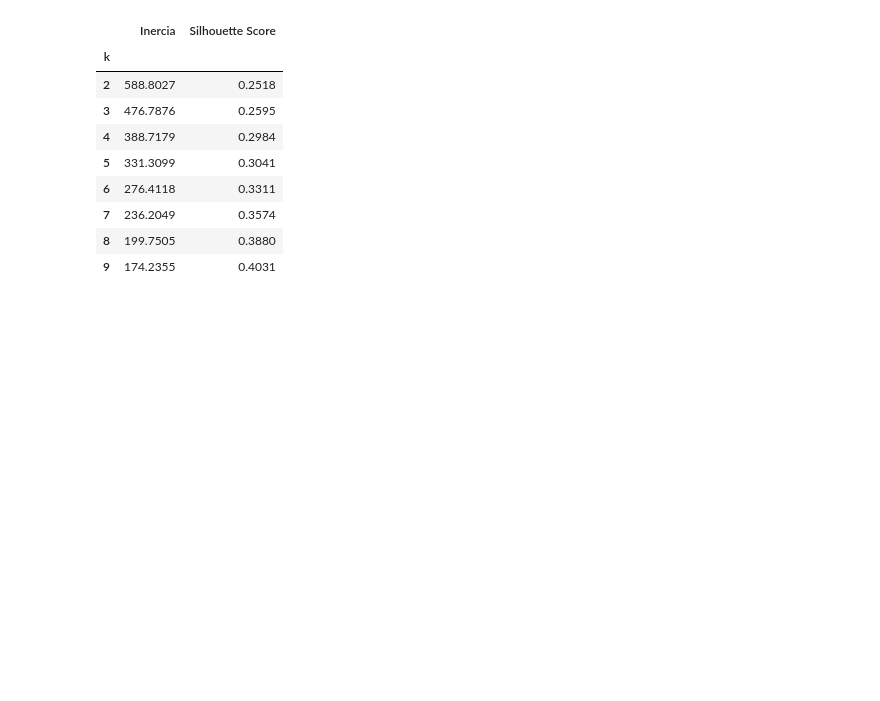
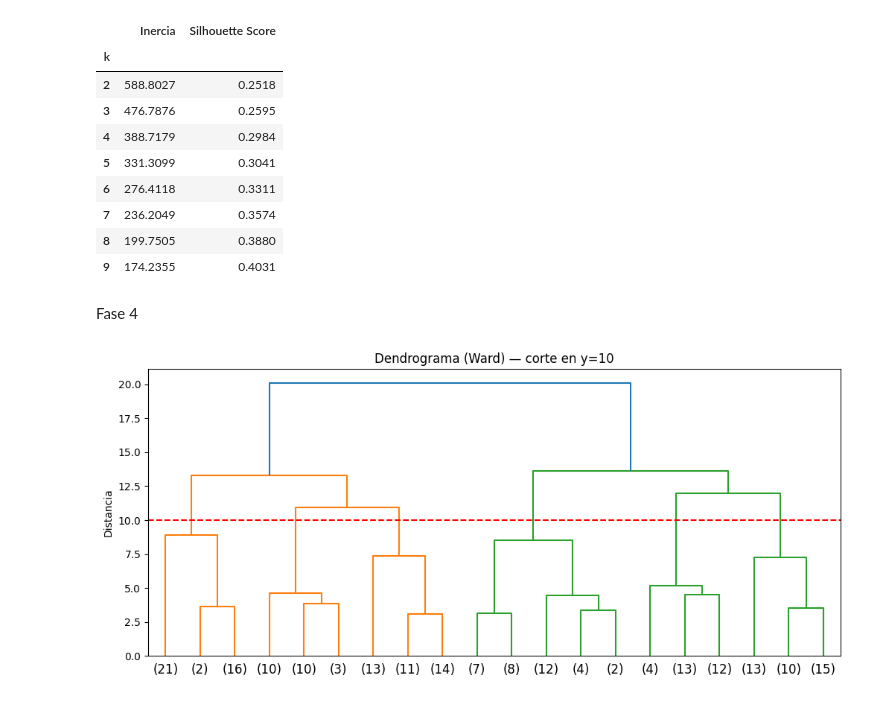
Before and after one commit to lacastrilf/Workshops-Machine-Learning, a Jupyter notebook: 03_Workshop/mall_customers_clustering.ipynb, the cells around one changed output. Drawn from its saved outputs; the diff is of its cells as text; code cells hidden in the pictures; blank space fills up the shorter version.

```diff
--- a/03_Workshop/mall_customers_clustering.ipynb
+++ b/03_Workshop/mall_customers_clustering.ipynb
@@ -171,3 +171,20 @@ model = KMeans(
 )
 
 labels = model.fit_predict(X_scaled)
+# %% [markdown]
+Fase 4
+# %%
+import matplotlib.pyplot as plt
+from sklearn.cluster import AgglomerativeClustering
+from scipy.cluster.hierarchy import dendrogram, linkage, fcluster
+
+Z = linkage(X_scaled, method="ward")
+
+plt.figure(figsize=(12, 5))
+dendrogram(Z, truncate_mode="lastp", p=20)   # solo las 20 ramas de arriba, se lee mejor
+plt.axhline(y=10, color="red", linestyle="--")  # el corte
+plt.title("Dendrograma (Ward) — corte en y=10")
+plt.ylabel("Distancia")
+plt.show()
+# %% [output]
+[figure, added]
```
Also changed, not shown: parts of 10 cells of this notebook.
